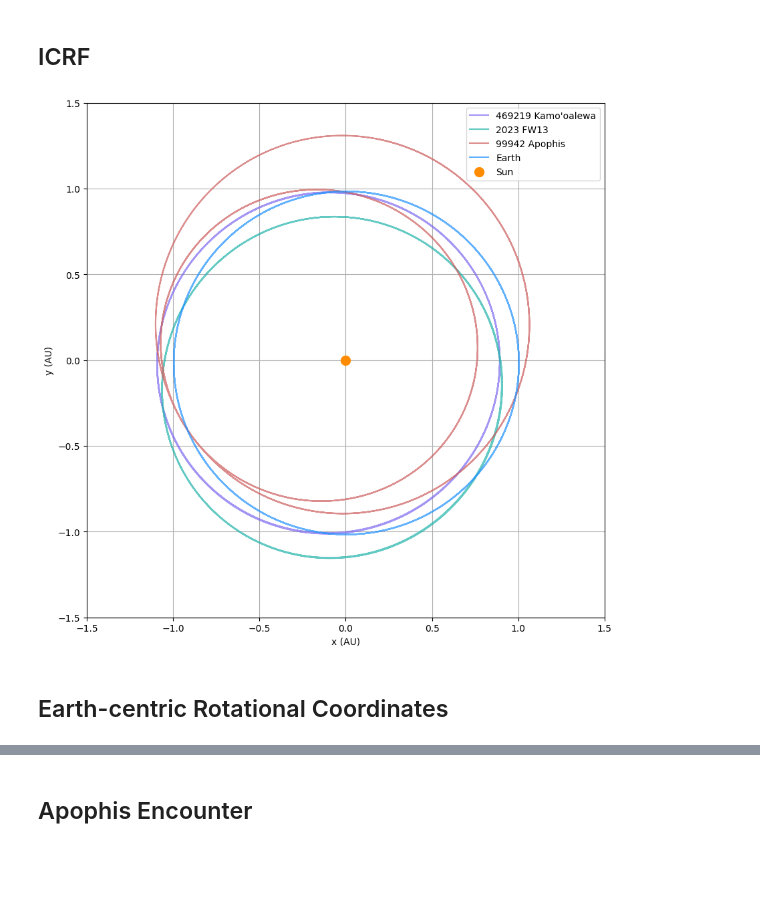
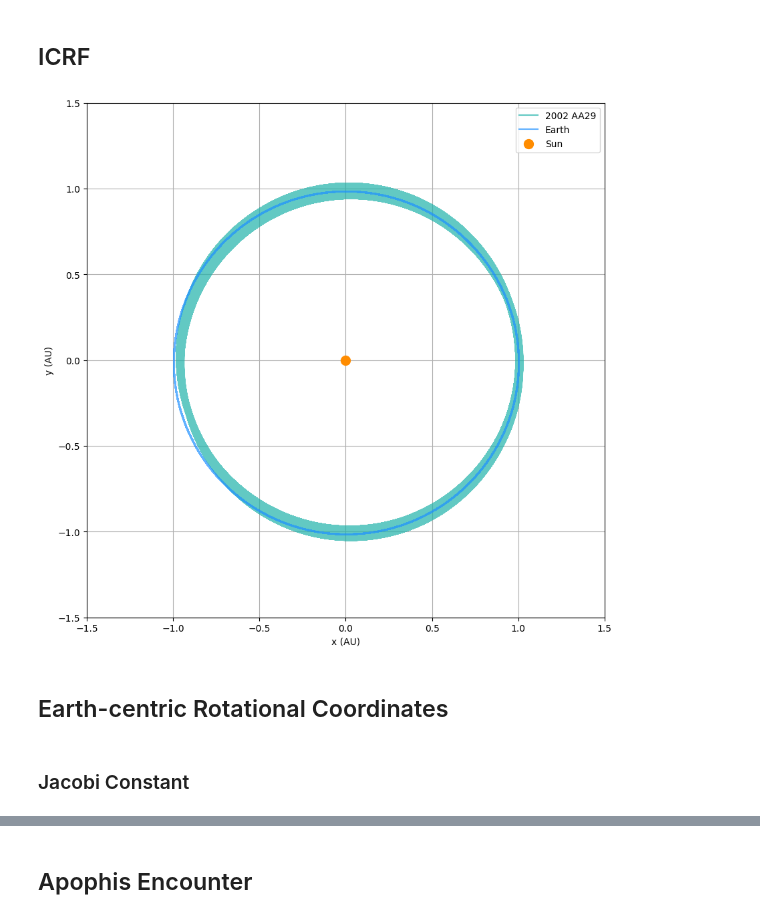
Before and after one commit to shami-momo/Workspace, a Jupyter notebook: solar_astro/NEA/NEA.ipynb, the cells around one changed output, grey strips where cells are left out. Cells and saved outputs as stored; diff of their text form; code cells hidden in the pictures; blank space fills up the shorter version.

```diff
--- a/solar_astro/NEA/NEA.ipynb
+++ b/solar_astro/NEA/NEA.ipynb
@@ -30,36 +30,30 @@ OBJECT = {
         'name': '99942 Apophis',
         'color': 'indianred'
     },
-    'KAMOO': {
-        'id': '469219',
-        'name': "469219 Kamo'oalewa",
-        'color': 'mediumslateblue'
-    },
-    'FW13': {
-        'id': '2023 FW13',
-        'name': '2023 FW13',
+    '2002AA29': {
+        'id': '2002 AA29',
+        'name': '2002 AA29',
         'color': 'lightseagreen'
     }
 }
 
-# 6 Year Long-term Simulation: 2461143.5 to 2463335.5
-EPOCH_START_LONG_JD = 2461143.5
+# 2002 AA29 Long Term: 2461041.5 (2026) to 2725476.5 (2750)
+EPOCH_START_2002AA29_JD = 2461041.5
+EPOCH_END_2002AA29_JD = 2725476.5
+DURATION_2002AA29_DAYS = EPOCH_END_2002AA29_JD - EPOCH_START_2002AA29_JD
 
 # Apophis Encounter: 2462239.5 to 2462241.5
-EPOCH_START_ENCOUNTER_JD = 2462239.5
+EPOCH_START_APOPHIS_JD = 2462239.5
 # %%
 # Load data
-col = ['time', 'long', 'x', 'y', 'z']
+col = ['time', 'long', 'x', 'y', 'z', 'vx', 'vy', 'vz']
 
-# 6 Year Long-term Simulation: 2461143.5 to 2463335.5
-r_e = pd.read_csv('General/EARTH.aei', sep='\s+', skiprows=4, names=col)
-r_k = pd.read_csv('General/KAMOOALEWA.aei', sep='\s+', skiprows=4, names=col)
-r_f = pd.read_csv('General/2023FW13.aei', sep='\s+', skiprows=4, names=col)
-r_a = pd.read_csv('General/APOPHIS.aei', sep='\s+', skiprows=4, names=col)
+# 2002 AA29 Long Term: 2634166.5 to 2650691.5
+r_aa = pd.read_csv('2002AA29/2002AA29.aei', sep='\s+', skiprows=4, names=col)
+r_e = pd.read_csv('2002AA29/EARTH.aei', sep='\s+', skiprows=4, names=col)
 
-#Apophis Encounter: 2462239.5 to 2462241.5
-start_jd_enc = 2462239.5
-r_a_enc = pd.read_csv('Apophis_encounter/APOPHIS.aei', sep='\s+', skiprows=4, names=col)
-r_e_enc = pd.read_csv('Apophis_encounter/EARTH.aei', sep='\s+', skiprows=4, names=col)
+# Apophis Encounter: 2462239.5 to 2462241.5
+r_ap_enc = pd.read_csv('Apophis/APOPHIS.aei', sep='\s+', skiprows=4, names=col)
+r_e_enc = pd.read_csv('Apophis/EARTH.aei', sep='\s+', skiprows=4, names=col)
 # %%
 # Horizons Data
@@ -97,25 +114,25 @@ def get_rotation_coords(df_target, df_earth):
 # %%
 # ICRF Plotting
 fig, ax = plt.subplots(figsize=(10, 10))
 
-ax.plot(r_k['x'], r_k['y'], label=OBJECT['KAMOO']['name'], color=OBJECT['KAMOO']['color'], alpha=0.7, zorder=2)
-ax.plot(r_f['x'], r_f['y'], label=OBJECT['FW13']['name'], color=OBJECT['FW13']['color'], alpha=0.7, zorder=2)
-ax.plot(r_a['x'], r_a['y'], label=OBJECT['APOPHIS']['name'], color=OBJECT['APOPHIS']['color'], alpha=0.7, zorder=2)
-ax.plot(r_e['x'], r_e['y'], label=OBJECT['EARTH']['name'], color=OBJECT['EARTH']['color'], alpha=0.7, zorder=2)
+ax.plot(r_aa['x'], r_aa['y'], label=OBJECT['2002AA29']['name'], color=OBJECT['2002AA29']['color'], alpha=0.7, zorder=2)
+ax.plot(r_e['x'], r_e['y'], label=OBJECT['EARTH']['name'], color=OBJECT['EARTH']['color'], alpha=0.7, zorder=3)
 ax.scatter(0, 0, label=OBJECT['SUN']['name'], color=OBJECT['SUN']['color'], s=100, zorder=2)
 
 ax.set_xlabel('x (AU)')
 ax.set_ylabel('y (AU)')
 ax.legend()
 ax.grid(True)
 
 ax.set_xlim(-1.5, 1.5)
 ax.set_ylim(-1.5, 1.5)
 
 plt.show()
 # %% [output]
-[figure, old version]
+[figure, new version]
 # %% [markdown]
 ## Earth-centric Rotational Coordinates
+# %% [markdown]
+### Jacobi Constant
 # %%
 # Rotational Coordinates
```
Also changed, not shown: parts of 9 cells of this notebook, 18 other files.
